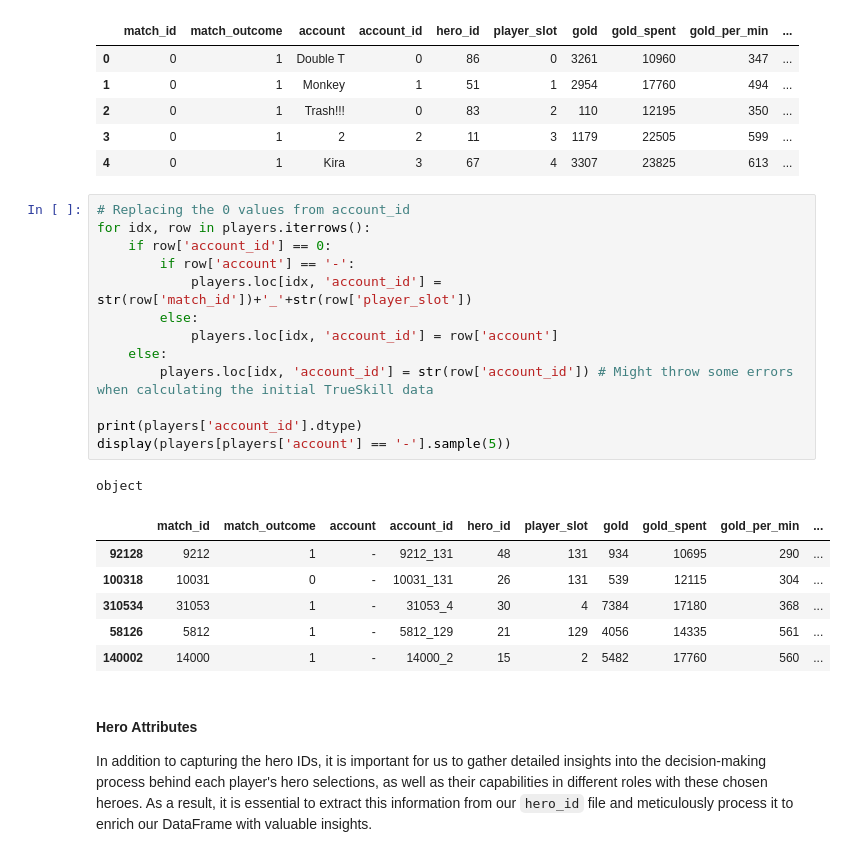
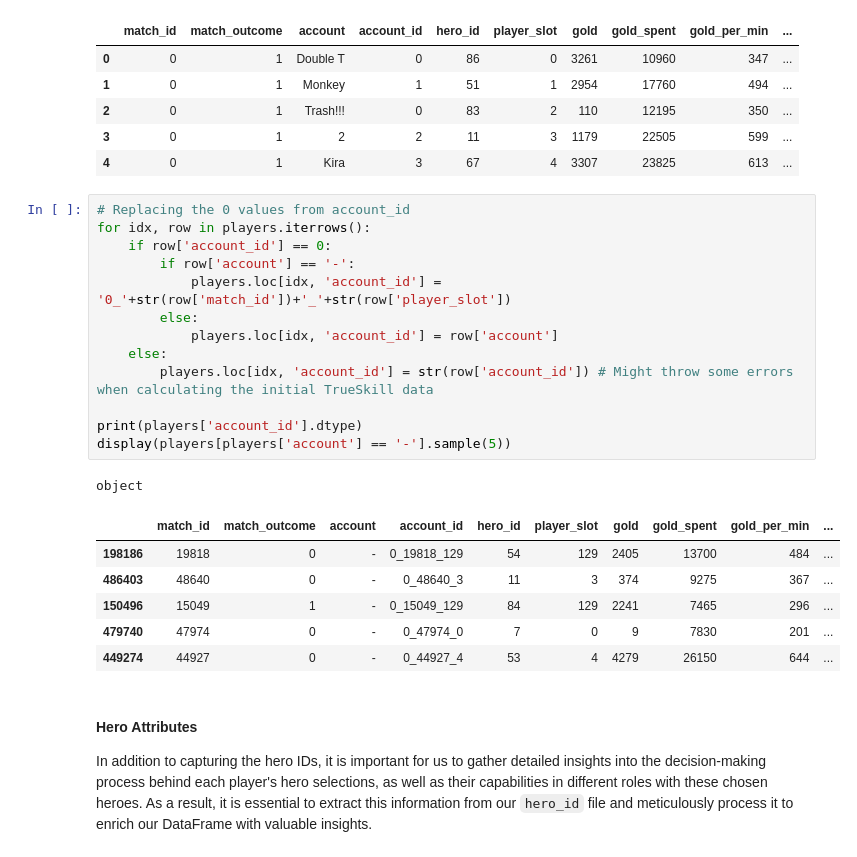
Before and after one commit to jpniet/Dota2-Matchmaking, a Jupyter notebook: Notebooks/Data_Preprocessing.ipynb, the cells around one changed output. Drawn from its saved outputs; the diff is of its cells as text.

```diff
--- a/Notebooks/Data_Preprocessing.ipynb
+++ b/Notebooks/Data_Preprocessing.ipynb
@@ -200,24 +200,24 @@ players.head()
 # %%
 # Replacing the 0 values from account_id
 for idx, row in players.iterrows():
     if row['account_id'] == 0:
         if row['account'] == '-':
-            players.loc[idx, 'account_id'] = str(row['match_id'])+'_'+str(row['player_slot'])
+            players.loc[idx, 'account_id'] = '0_'+str(row['match_id'])+'_'+str(row['player_slot'])
         else:
             players.loc[idx, 'account_id'] = row['account']
     else:
         players.loc[idx, 'account_id'] = str(row['account_id']) # Might throw some errors when calculating the initial TrueSkill data
 
 print(players['account_id'].dtype)
 display(players[players['account'] == '-'].sample(5))
 # %% [output]
 object
 |  | match_id | match_outcome | account | account_id | hero_id | player_slot | gold | gold_spent | gold_per_min | ... |
-| 92128 | 9212 | 1 | - | 9212_131 | 48 | 131 | 934 | 10695 | 290 | ... |
-| 100318 | 10031 | 0 | - | 10031_131 | 26 | 131 | 539 | 12115 | 304 | ... |
-| 310534 | 31053 | 1 | - | 31053_4 | 30 | 4 | 7384 | 17180 | 368 | ... |
-| 58126 | 5812 | 1 | - | 5812_129 | 21 | 129 | 4056 | 14335 | 561 | ... |
-| 140002 | 14000 | 1 | - | 14000_2 | 15 | 2 | 5482 | 17760 | 560 | ... |
+| 198186 | 19818 | 0 | - | 0_19818_129 | 54 | 129 | 2405 | 13700 | 484 | ... |
+| 486403 | 48640 | 0 | - | 0_48640_3 | 11 | 3 | 374 | 9275 | 367 | ... |
+| 150496 | 15049 | 1 | - | 0_15049_129 | 84 | 129 | 2241 | 7465 | 296 | ... |
+| 479740 | 47974 | 0 | - | 0_47974_0 | 7 | 0 | 9 | 7830 | 201 | ... |
+| 449274 | 44927 | 0 | - | 0_44927_4 | 53 | 4 | 4279 | 26150 | 644 | ... |
 # %% [markdown]
 #### Hero Attributes
 
```
Also changed, not shown: parts of 30 cells of this notebook.
